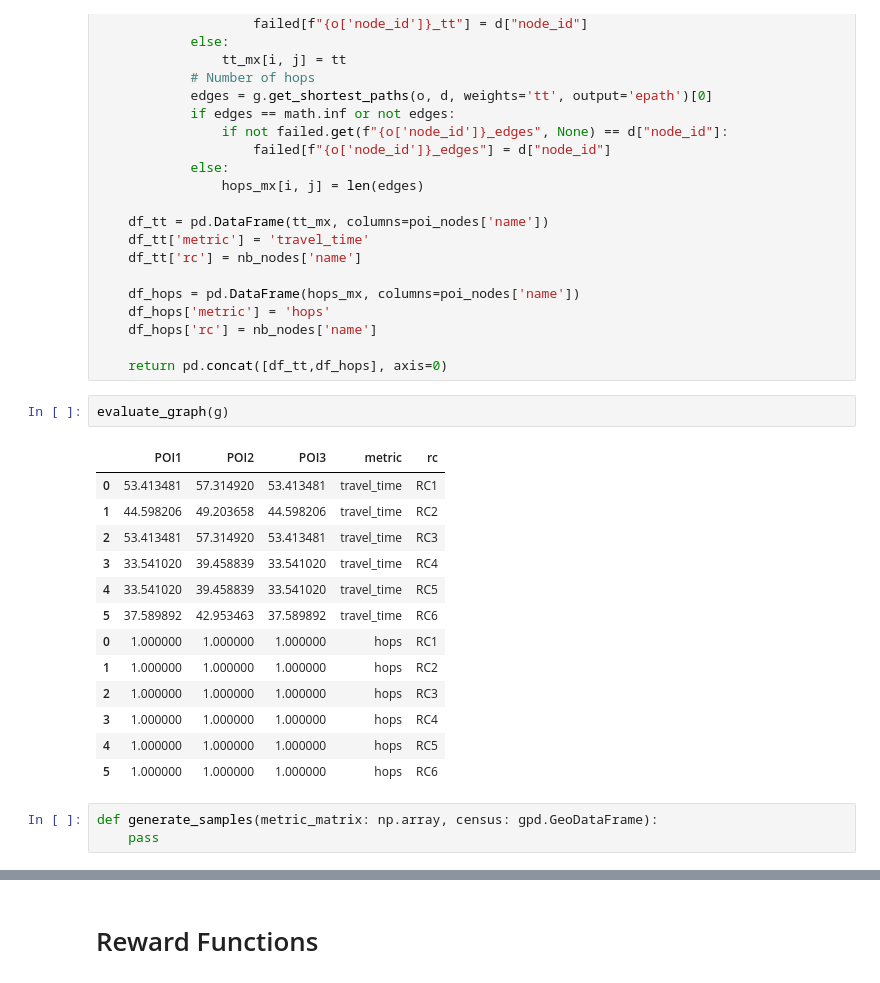
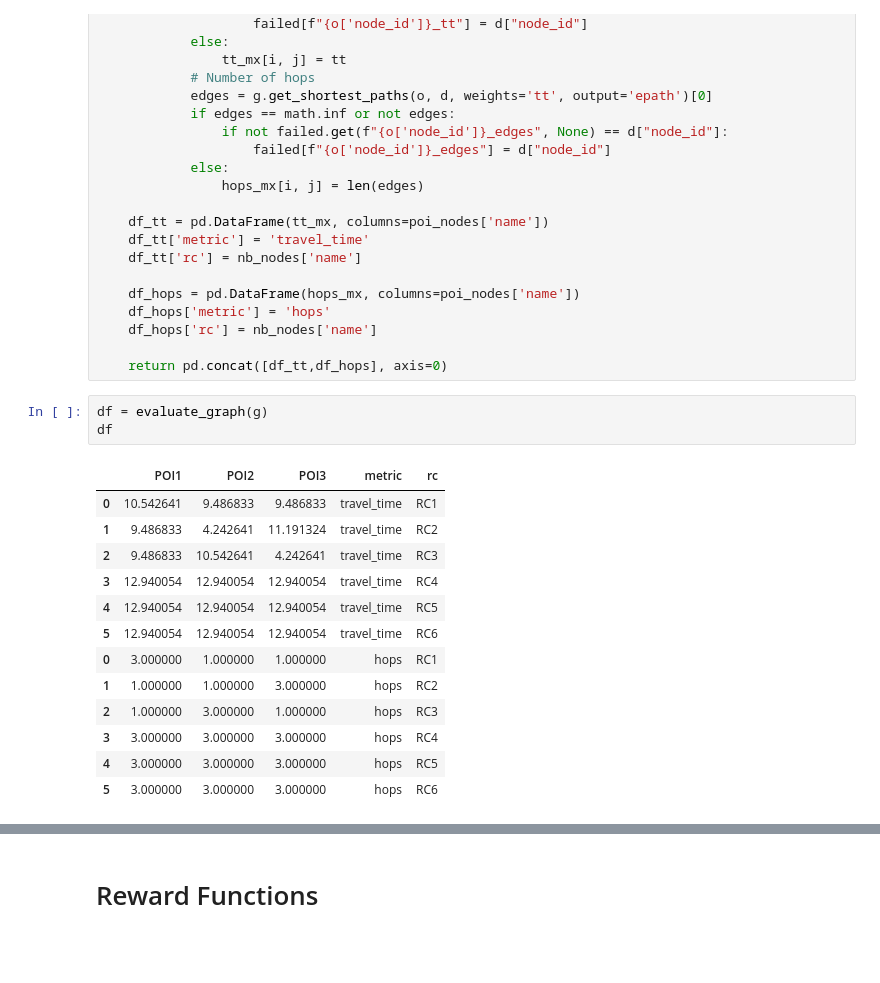
Before and after one commit to EquiCity/thesis, a Jupyter notebook: eda/notebooks/random_baseline.ipynb, the cells around one changed output, grey strips where cells are left out. Saved outputs shown, nothing was run; the diff lists cells and outputs as text; blank space fills up the shorter version.

```diff
--- a/eda/notebooks/random_baseline.ipynb
+++ b/eda/notebooks/random_baseline.ipynb
@@ -52,22 +67,20 @@ def evaluate_graph(g: ig.Graph) -> pd.DataFrame:
     df_hops['rc'] = nb_nodes['name']
 
     return pd.concat([df_tt,df_hops], axis=0)
-# %%
-evaluate_graph(g)
-# %% [output]
-|  | POI1 | POI2 | POI3 | metric | rc |
-| 0 | 53.413481 | 57.314920 | 53.413481 | travel_time | RC1 |
-| 1 | 44.598206 | 49.203658 | 44.598206 | travel_time | RC2 |
-| 2 | 53.413481 | 57.314920 | 53.413481 | travel_time | RC3 |
-| 3 | 33.541020 | 39.458839 | 33.541020 | travel_time | RC4 |
-| 4 | 33.541020 | 39.458839 | 33.541020 | travel_time | RC5 |
-| 5 | 37.589892 | 42.953463 | 37.589892 | travel_time | RC6 |
-| 0 | 1.000000 | 1.000000 | 1.000000 | hops | RC1 |
-| 1 | 1.000000 | 1.000000 | 1.000000 | hops | RC2 |
-| 2 | 1.000000 | 1.000000 | 1.000000 | hops | RC3 |
-| 3 | 1.000000 | 1.000000 | 1.000000 | hops | RC4 |
-| 4 | 1.000000 | 1.000000 | 1.000000 | hops | RC5 |
-| 5 | 1.000000 | 1.000000 | 1.000000 | hops | RC6 |
-# %%
-def generate_samples(metric_matrix: np.array, census: gpd.GeoDataFrame):
-    pass
+# %%
+df = evaluate_graph(g)
+df
+# %% [output]
+|  | POI1 | POI2 | POI3 | metric | rc |
+| 0 | 10.542641 | 9.486833 | 9.486833 | travel_time | RC1 |
+| 1 | 9.486833 | 4.242641 | 11.191324 | travel_time | RC2 |
+| 2 | 9.486833 | 10.542641 | 4.242641 | travel_time | RC3 |
+| 3 | 12.940054 | 12.940054 | 12.940054 | travel_time | RC4 |
+| 4 | 12.940054 | 12.940054 | 12.940054 | travel_time | RC5 |
+| 5 | 12.940054 | 12.940054 | 12.940054 | travel_time | RC6 |
+| 0 | 3.000000 | 1.000000 | 1.000000 | hops | RC1 |
+| 1 | 1.000000 | 1.000000 | 3.000000 | hops | RC2 |
+| 2 | 1.000000 | 3.000000 | 1.000000 | hops | RC3 |
+| 3 | 3.000000 | 3.000000 | 3.000000 | hops | RC4 |
+| 4 | 3.000000 | 3.000000 | 3.000000 | hops | RC5 |
+| 5 | 3.000000 | 3.000000 | 3.000000 | hops | RC6 |
```
Also changed, not shown: parts of 7 cells of this notebook, 2 other files.
